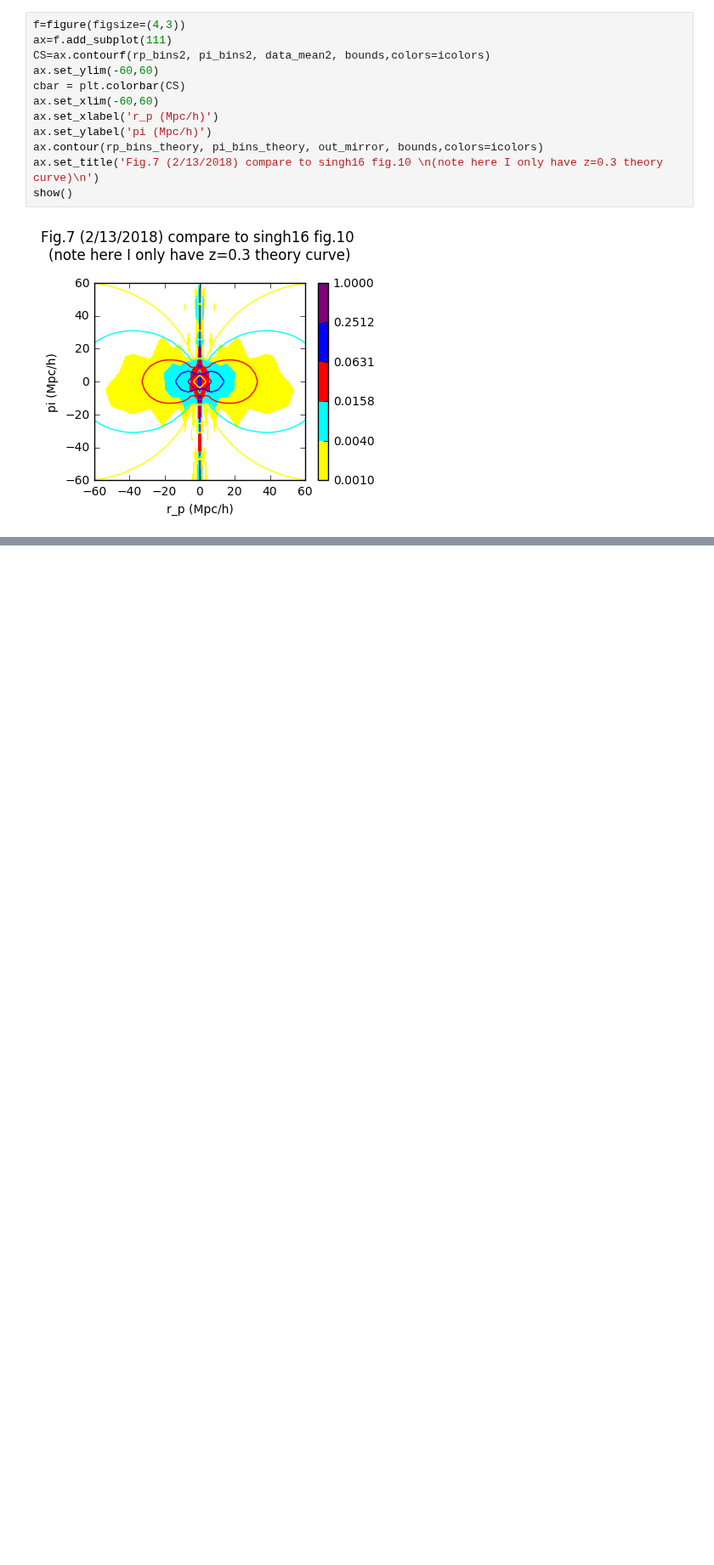
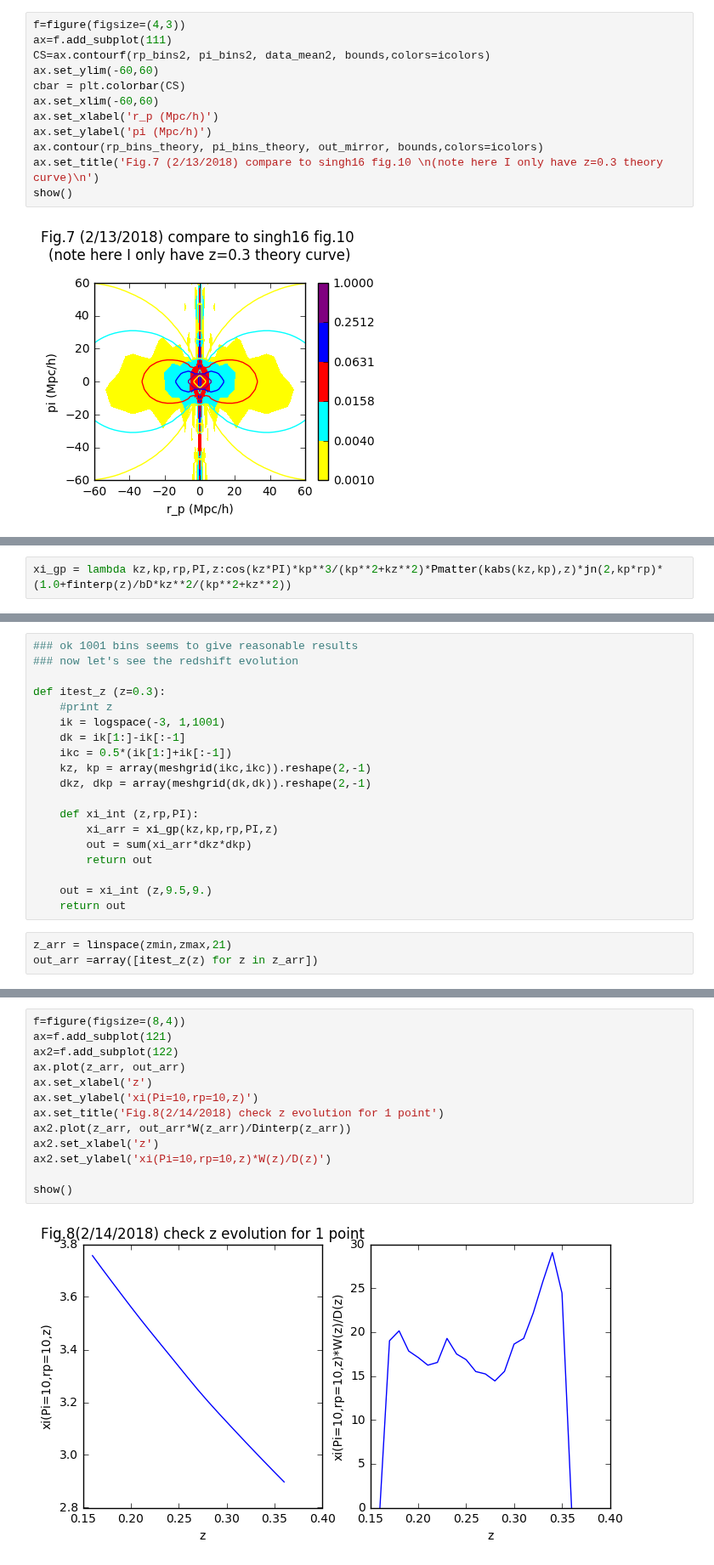
Before and after one commit to liuxx479/gplus, a Jupyter notebook: lowz.ipynb, the cells around one changed output, grey strips where cells are left out. Shown at 85% size. Saved outputs shown, nothing was run; the diff lists cells and outputs as text; blank space fills up the shorter version.

Commit message:
update logk integral plot

```diff
--- a/lowz.ipynb
+++ b/lowz.ipynb
@@ -219,0 +208,2 @@ show()
+# %%
+xi_gp = lambda kz,kp,rp,PI,z:cos(kz*PI)*kp**3/(kp**2+kz**2)*Pmatter(kabs(kz,kp),z)*jn(2,kp*rp)*(1.0+finterp(z)/bD*kz**2/(kp**2+kz**2))
@@ -219,0 +379,22 @@ show()
+# %%
+### ok 1001 bins seems to give reasonable results
+### now let's see the redshift evolution
+
+def itest_z (z=0.3):
+    #print z
+    ik = logspace(-3, 1,1001)
+    dk = ik[1:]-ik[:-1]
+    ikc = 0.5*(ik[1:]+ik[:-1])
+    kz, kp = array(meshgrid(ikc,ikc)).reshape(2,-1)
+    dkz, dkp = array(meshgrid(dk,dk)).reshape(2,-1)
+
+    def xi_int (z,rp,PI):
+        xi_arr = xi_gp(kz,kp,rp,PI,z)
+        out = sum(xi_arr*dkz*dkp)
+        return out
+
+    out = xi_int (z,9.5,9.)
+    return out
+# %%
+z_arr = linspace(zmin,zmax,21)
+out_arr =array([itest_z(z) for z in z_arr])
@@ -219,0 +435,15 @@ show()
+# %%
+f=figure(figsize=(8,4))
+ax=f.add_subplot(121)
+ax2=f.add_subplot(122)
+ax.plot(z_arr, out_arr)
+ax.set_xlabel('z')
+ax.set_ylabel('xi(Pi=10,rp=10,z)')
+ax.set_title('Fig.8(2/14/2018) check z evolution for 1 point')
+ax2.plot(z_arr, out_arr*W(z_arr)/Dinterp(z_arr))
+ax2.set_xlabel('z')
+ax2.set_ylabel('xi(Pi=10,rp=10,z)*W(z)/D(z)')
+
+show()
+# %% [output]
+[figure, added]
```
Also changed, not shown: parts of 20 cells of this notebook.
